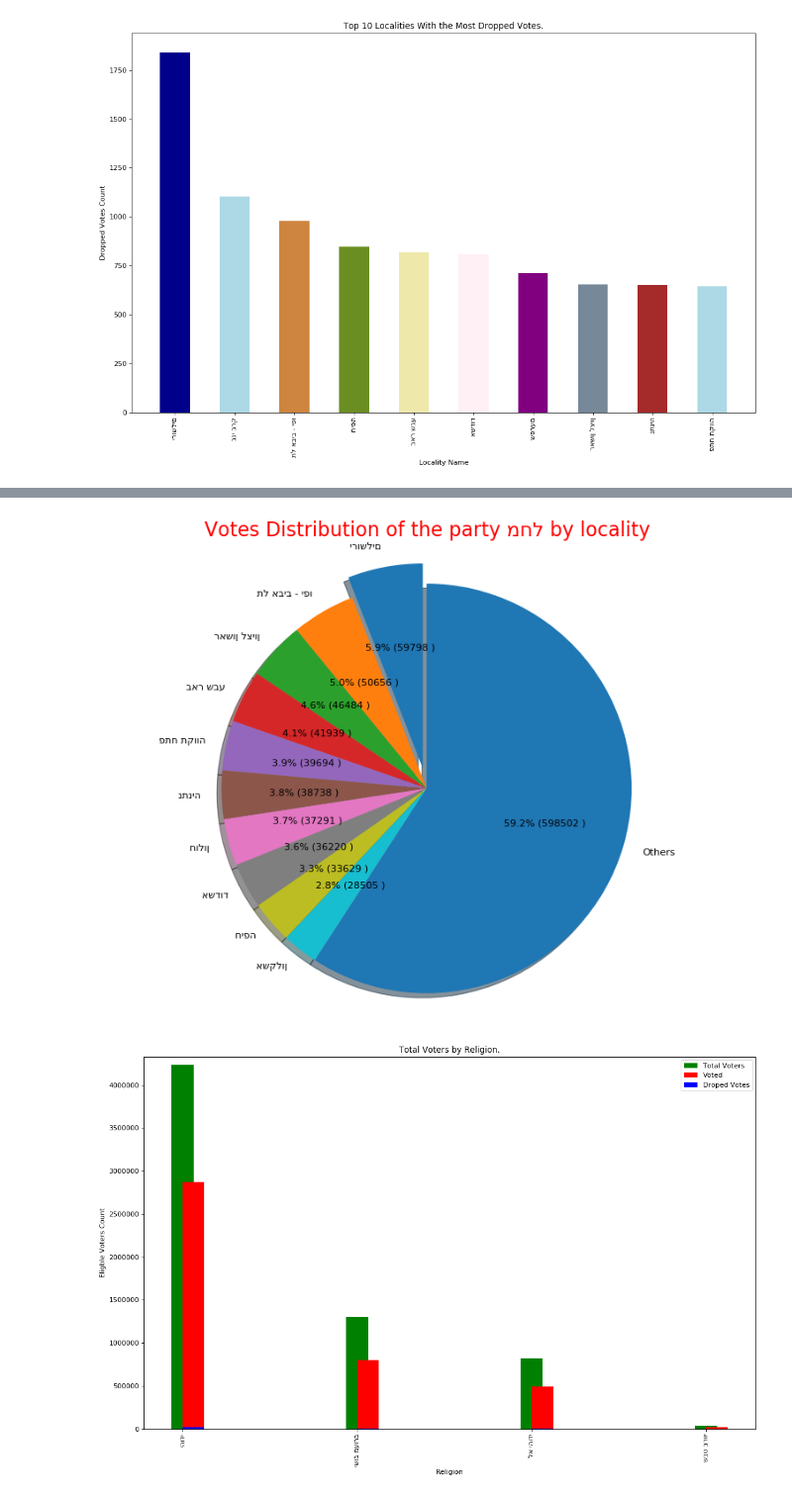
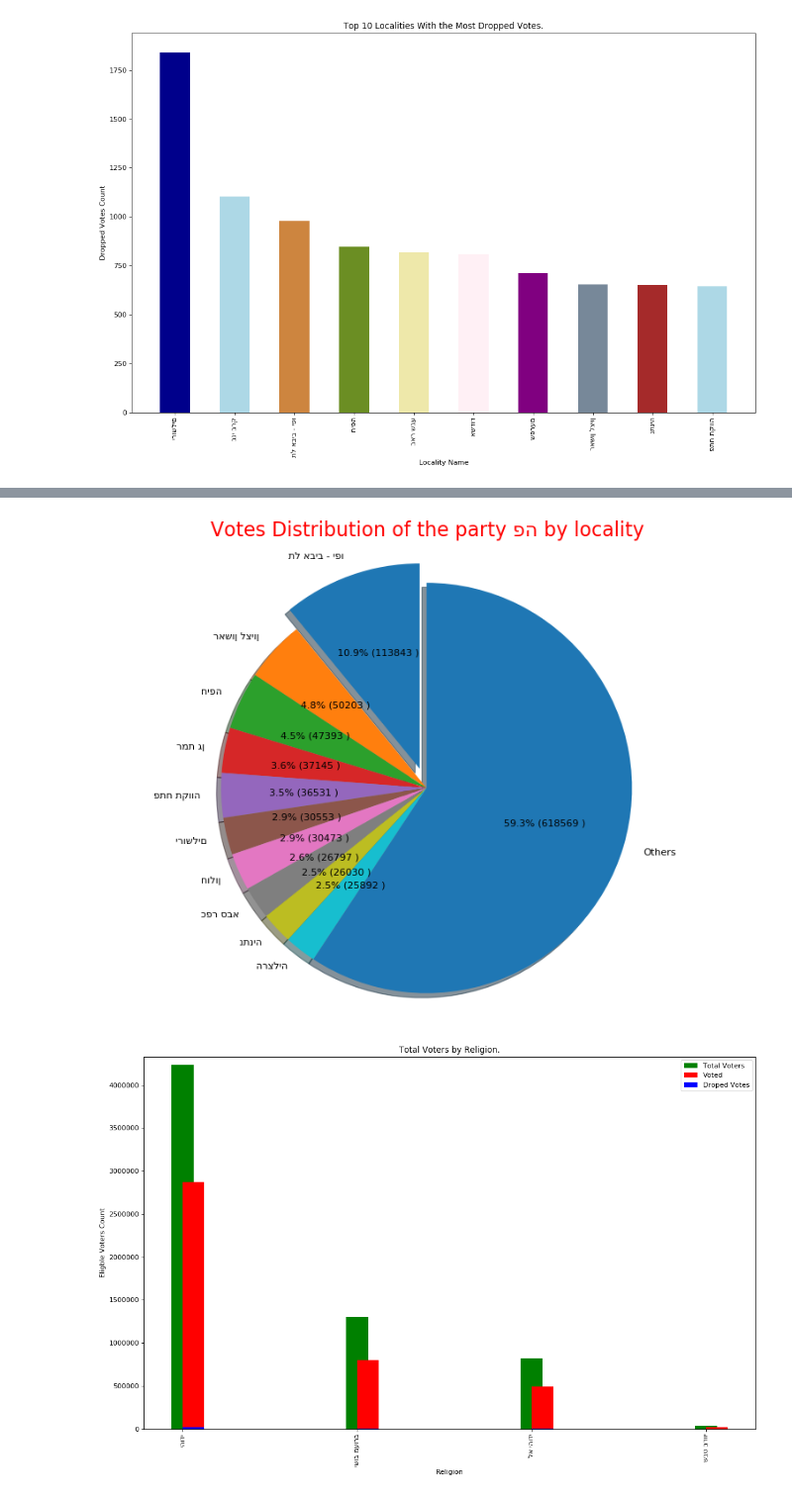
Before and after one commit to AmjadNas/voter_ballet_prediction, a Jupyter notebook: 1- Data Description.ipynb, the cells around one changed output, grey strips where cells are left out. Shown at 99% size. Cells and saved outputs as stored; diff of their text form; code cells hidden in the pictures.

```diff
--- a/1- Data Description.ipynb
+++ b/1- Data Description.ipynb
@@ -404,6 +404,6 @@ Droped_Votes_Locality(sorted_expcheb2)
 # %% [output]
 [figure]
 # %%
-sorted_expcheb2 = expcheb2.sort_values(by = expcheb2.columns[23],ascending=False, axis=0)
+sorted_expcheb2 = expcheb2.sort_values(by = expcheb2.columns[28],ascending=False, axis=0)
 sorted_expcheb2.head(10)
 # %% [output]
@@ -421,8 +421,8 @@ sorted_expcheb2.head(10)
 10 rows × 38 columns
 # %%
-Votes_Dist_By_Loc(sorted_expcheb2,23)
+Votes_Dist_By_Loc(sorted_expcheb2,28)
 # %% [output]
-[figure, old version]
+[figure, new version]
 # %%
 votes_perct_by_Religion(expcheb2, tb, xl)
 # %% [output]
```
Also changed, not shown: parts of 4 cells of this notebook.
